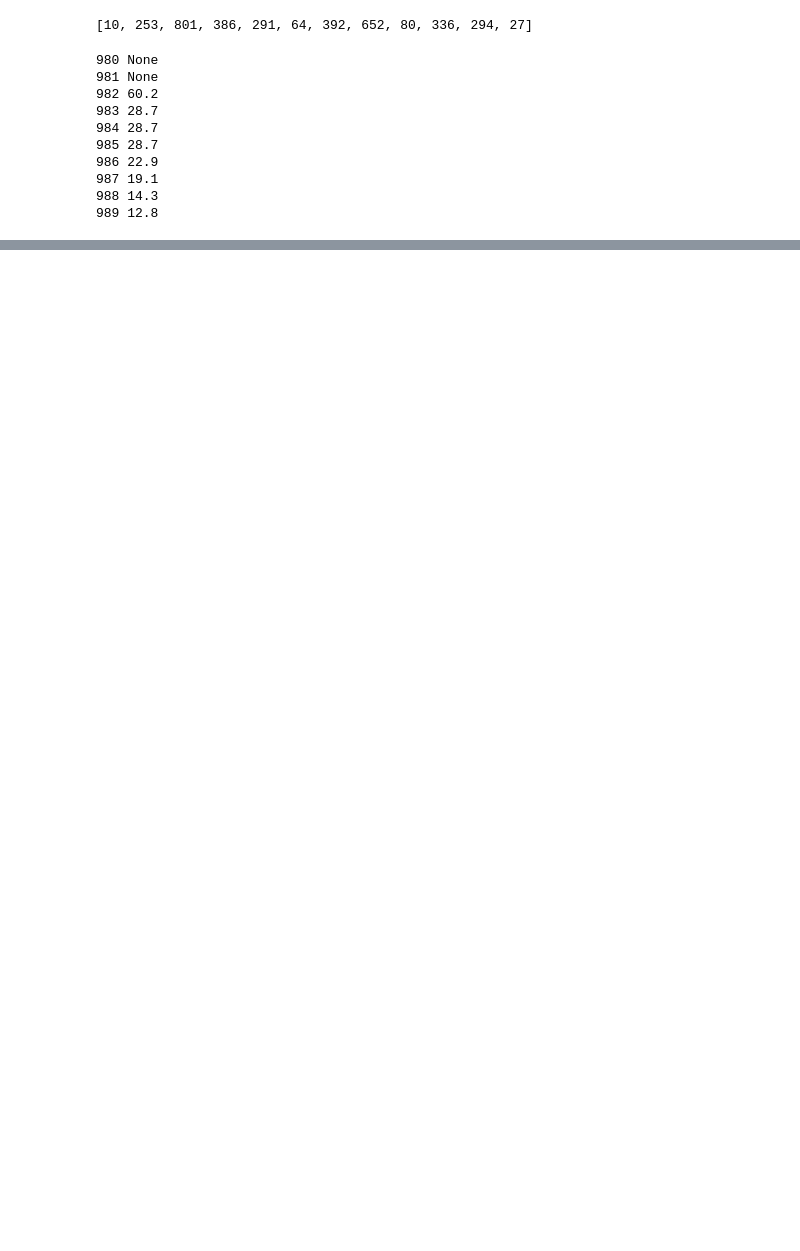
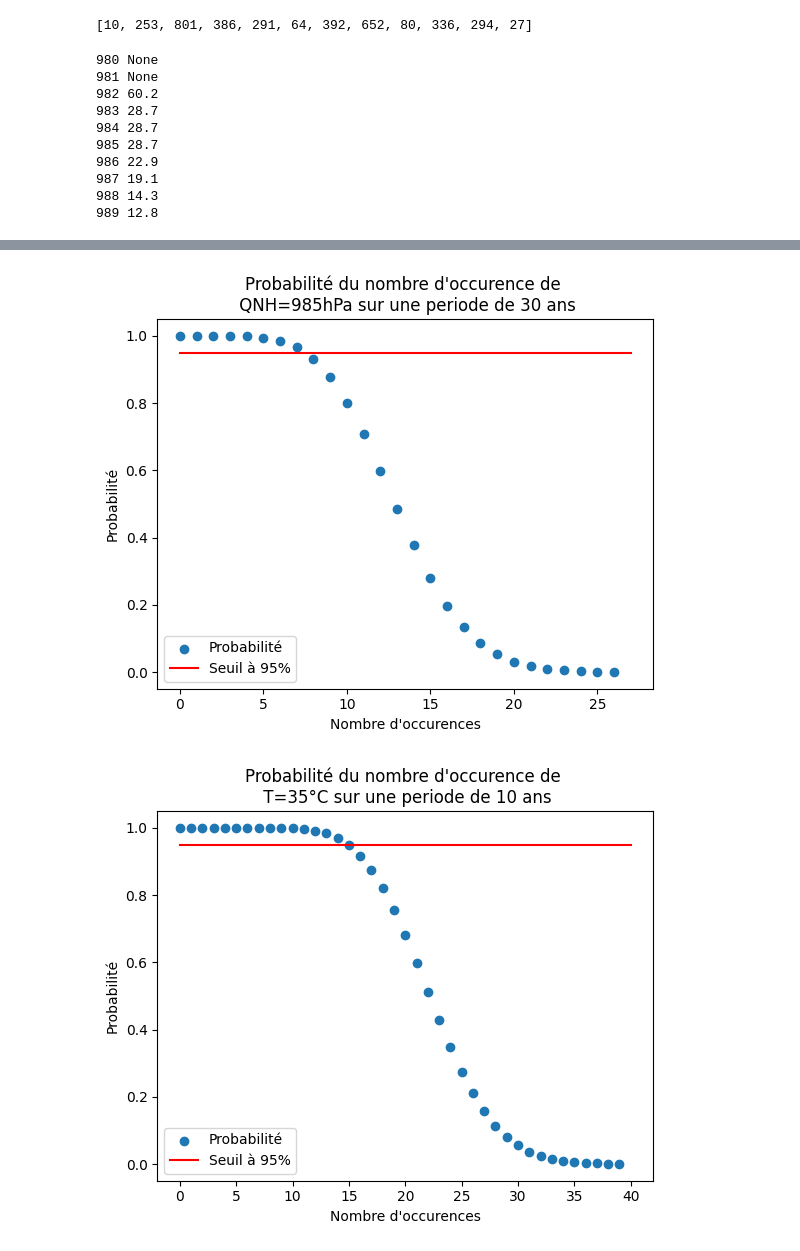
Before and after one commit to leosamuel64/PT_ClimatoAero, a Jupyter notebook: dev.ipynb, the cells around one changed output, grey strips where cells are left out. Saved outputs shown, nothing was run; the diff lists cells and outputs as text; code cells hidden in the pictures; blank space fills up the shorter version.

```diff
--- a/dev.ipynb
+++ b/dev.ipynb
@@ -203,0 +216,19 @@ trace_duree_retour_precip(data,conf)
+# %%
+def facto(n):
+    match n:
+        case 0:
+            return 1
+        case 1:
+            return 1
+        case n:
+            return n*facto(n-1)
+
+
+def proba_retour(nb_periodes,nb_occurences,d_retour):
+    return ((nb_periodes/d_retour)**nb_occurences/(facto(nb_occurences)))*math.exp(-nb_periodes/d_retour)
+# %%
+def proba_retour_au_moins(nb_periodes,nb_occurences,d_retour):
+    somme=0
+    for i in range(0,nb_occurences):
+        somme+=proba_retour(nb_periodes,i,d_retour)
+    return 1 - somme
@@ -203,0 +313,7 @@ trace_duree_retour_precip(data,conf)
+# %%
+trace_proba_retour_qnh(data,conf,985,nb_periode=30*12)
+trace_proba_retour_temp(data,conf,35)
+trace_proba_retour_precip(data,conf,40)
+# %% [output]
+[figure, added]
+[figure, added]
```
Also changed, not shown: parts of 4 cells of this notebook, 8 other files.
